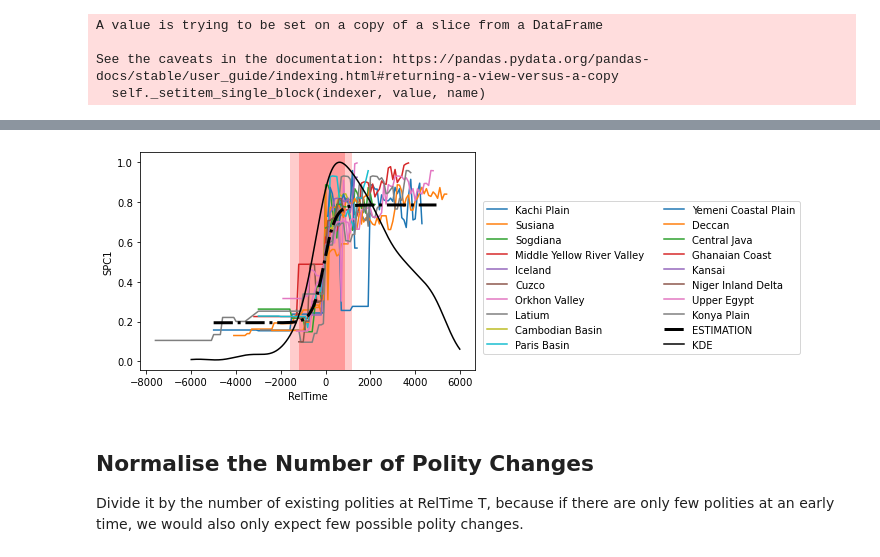
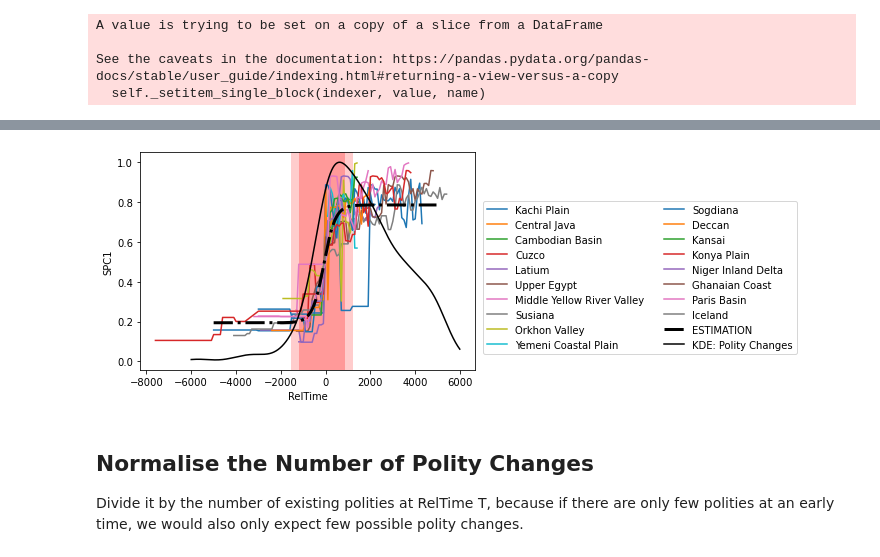
Before and after one commit to TobiasW1891/CSH_Project, a Jupyter notebook: Relationship to Previous Polity.ipynb, the cells around one changed output, grey strips where cells are left out. Cells and saved outputs as stored; diff of their text form; code cells hidden in the pictures.

Commit message:
Cleaned version of Relationship to Previous Polity
I deleted much of the superfluous stuff so that it is easier to read.

```diff
--- a/Relationship to Previous Polity.ipynb
+++ b/Relationship to Previous Polity.ipynb
@@ -170,3 +131,0 @@ PolRel.loc[PolRel["Dupl"] == "y"].iloc[51:100]
-# %%
-for n in list(set(PolRel["NGA"])):
-    print(PolRel.loc[PolRel["NGA"]==n])
@@ -249,31 +179,31 @@ plt.show()
 # %%
 # Time Series Data fpr Reltime vs. SPC1
 for N in list(set(RelTimeDF["NGA"])):
     DF = RelTimeDF[RelTimeDF["NGA"] == N]
     plt.plot(DF["RelTime"],
              DF["SPC1"], label=N)
 
 # Interpolation
 x_show = np.arange(-1,1,0.01)
 y_hat = f(x_show, Parameters[0], Parameters[1], Parameters[2], Parameters[3])
 plt.plot(x_show*T, y_hat, "-.",label="ESTIMATION", c = "k", linewidth=3) # scaled by T
 plt.ylabel("SPC1")
 plt.xlabel("RelTime")
 
 # Denote the Regions of fast growth
 plt.axvspan(Times[1], Times[2], facecolor='r', alpha=0.4)
 plt.axvspan(Times[2], Times[3], facecolor='r', alpha=0.2)
 plt.axvspan(Times[0], Times[1], facecolor='r', alpha=0.2)
 
 # KDE of the polity changes
-plt.plot(time_range, KDE_t / max(KDE_t), c="k", label="KDE")
+plt.plot(time_range, KDE_t / max(KDE_t), c="k", label="KDE: Polity Changes")
 
 plt.legend(bbox_to_anchor=(1.01, 0.8), ncol=2)
 
 
 plt.show()
 # %% [output]
-[figure, old version]
+[figure, new version]
 # %% [markdown]
 ## Normalise the Number of Polity Changes
 
```
Also changed, not shown: parts of 52 cells of this notebook.
